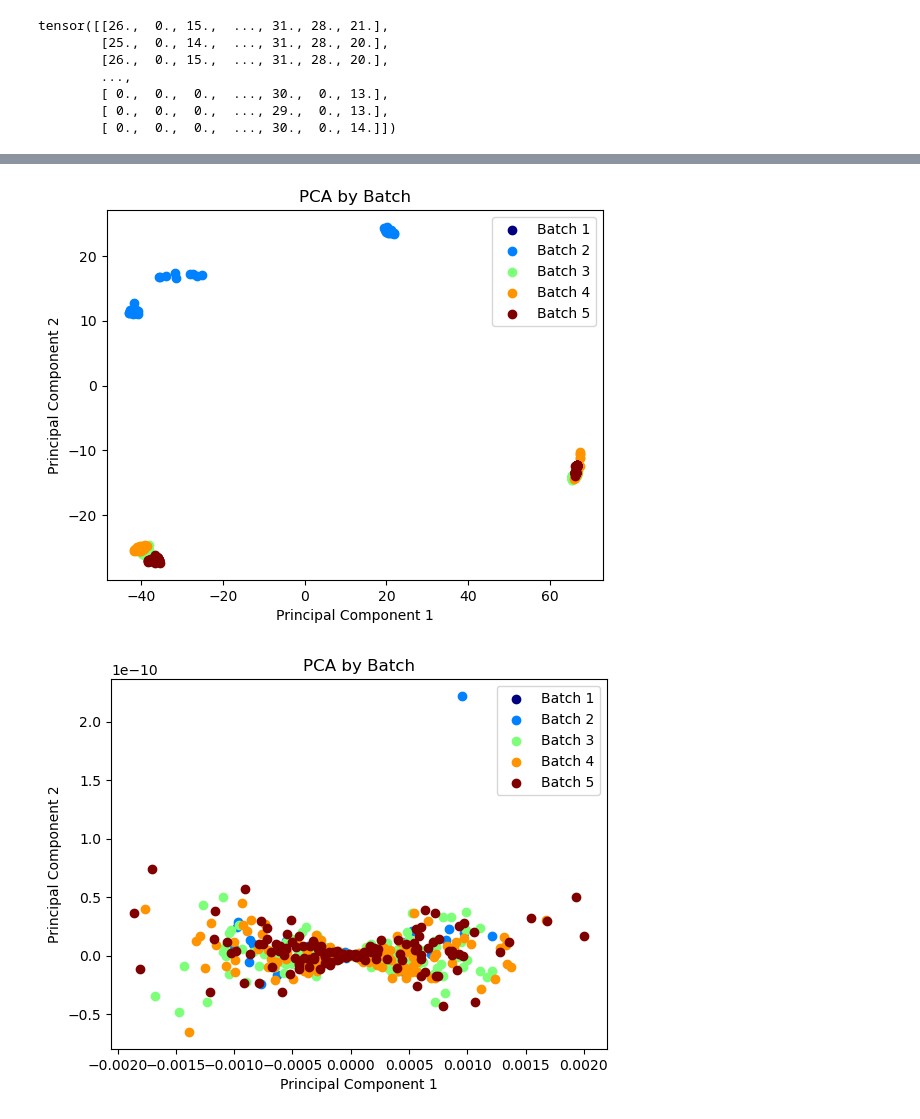
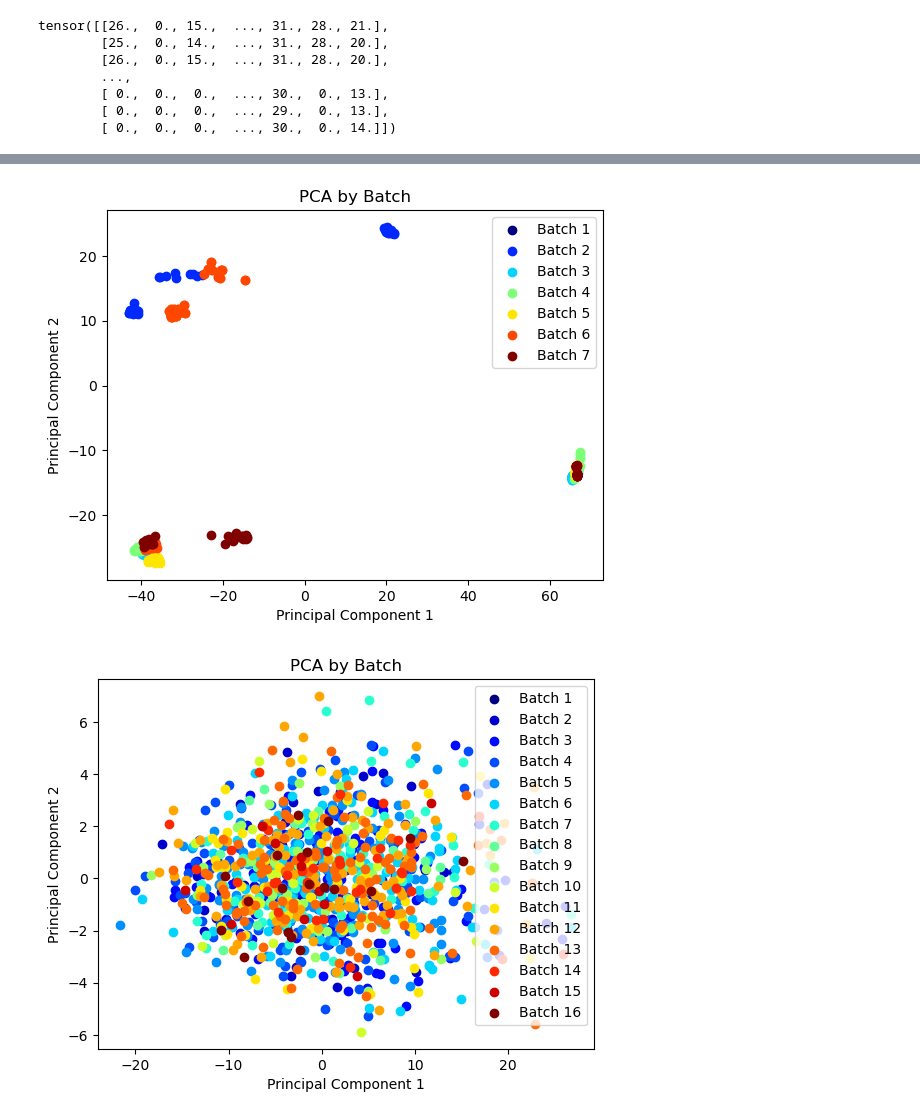
Before and after one commit to sboscenco/Foundations-Data-Science, a Jupyter notebook: simulated_milestone.ipynb, the cells around one changed output, grey strips where cells are left out. Drawn from its saved outputs; the diff is of its cells as text; code cells hidden in the pictures.

```diff
--- a/simulated_milestone.ipynb
+++ b/simulated_milestone.ipynb
@@ -115,22 +77,21 @@ def guide(data):
 def learn():
 
     # Setup the optimizer
-    adam_params = {"lr": 0.001, "betas": (0.90, 0.999)}
+    adam_params = {"lr": 0.01, "betas": (0.90, 0.999)}
     optimizer = Adam(adam_params)
 
     # Setup the inference algorithm
     svi = SVI(model, guide, optimizer, loss=Trace_ELBO())
 
+    #pyro.render_model(model, model_args=(data,), filename="model.png")
     # The training loop
-    num_iterations = 10000
+    num_iterations = 2000
     losses = []  # Store the losses here
 
     for j in range(num_iterations):
         # Calculate the loss and take a gradient step
         loss = svi.step(data)
         losses.append(loss)
-        #if j % 100 == 0:
-        #    print(f"Iteration {j} : loss = {loss}")
         if j % 100 == 0:
             print(f"Iteration {j} : loss = {loss}")
             W_learned = pyro.param("W_scale")
@@ -138,12 +99,12 @@ def learn():
             Beta_learned = pyro.param("Beta_loc")
             print(f"W_learned mean: {W_learned.mean()}, std: {W_learned.std()}")
             print(f"H_learned mean: {H_learned.mean()}, std: {H_learned.std()}")
-            print(f"Beta_learned mean: {Beta_learned.mean()}, std: {Beta_learned.std()}")
+            #print(f"Beta_learned mean: {Beta_learned.mean()}, std: {Beta_learned.std()}")
 
     # After training, you may want to retrieve the learned embeddings and Beta matrix
-    W_learned = pyro.param("W_loc")
-    H_learned = pyro.param("H_loc")
-    Beta_learned = pyro.param("Beta_loc")
+    W_learned = pyro.sample("W_inferred", dist.HalfNormal(pyro.param("W_scale").data).to_event(2))
+    H_learned = pyro.sample("H_inferred", dist.HalfNormal(pyro.param("H_scale").data).to_event(2))
+    Beta_learned = pyro.param("Beta_scale")
 
     plt.plot(losses)
     plt.title('SVI Loss During Training')
@@ -168,4 +121,5 @@ metadata_metabolomics = pd.read_csv("~/Desktop/reznik/metabolomics/metadata.csv"
 metadata_sub = metadata_metabolomics[metadata_metabolomics['Isotope_Label'].isna()]
 metadata_batch = metadata_sub.iloc[:,-1:]
 #batch_labels = metadata_batch.to_numpy()
-batch_labels = np.asarray(metadata_batch).T
+batch_labels = np.asarray(metadata_batch.T)
+num_batches = len(np.unique(batch_labels))
@@ -216,7 +179,7 @@ Beta_learned mean: 1.9420377016067505, std: 1.3431594371795654
 
 # Create a batch label for each sample
 num_samples = data.shape[0]  # Number of samples in the simulated data
-num_batches = 5  # As defined in simulate_data
+num_batches = 7  # As defined in simulate_data
 #batch_labels = np.repeat(range(num_batches), num_samples / num_batches)
 
 # Apply PCA and reduce the data to 2 principal components for visualization
@@ -244,39 +207,39 @@ plt.ylabel('Principal Component 2')
 plt.legend()
 plt.show()
 # %% [output]
-[figure, old version]
+[figure, new version]
 # %%
 new_data = (torch.matmul(W_learned,H_learned))
 
 # Create a batch label for each sample
 num_samples = data.shape[0]  # Number of samples in the simulated data
-num_batches = 5  # As defined in simulate_data
+num_batches = 16  # As defined in simulate_data
 #batch_labels = np.repeat(range(num_batches), num_samples / num_batches)
 
 # Apply PCA and reduce the data to 2 principal components for visualization
 pca = PCA(n_components=2)
 principalComponents = pca.fit_transform(new_data.detach().numpy())
 
 # Create a DataFrame with the principal components and the batch information
 principalDf = pd.DataFrame(data=principalComponents, columns=['PC1', 'PC2'])
 principalDf['Batch'] = batch_labels.T
 
 # Plotting the PCA
 fig, ax = plt.subplots()
 
 # Generate a color map for the number of batches
 colors = plt.cm.jet(np.linspace(0, 1, num_batches))
 
 # Color by batch
 for batch, color in zip(range(num_batches), colors):
     idx = principalDf['Batch'] == batch
     ax.scatter(principalDf.loc[idx, 'PC1'], principalDf.loc[idx, 'PC2'], label=f'Batch {batch+1}', color=color)
 
 plt.title('PCA by Batch')
 plt.xlabel('Principal Component 1')
 plt.ylabel('Principal Component 2')
 plt.legend()
 plt.show()
 # %% [output]
-[figure, old version]
+[figure, new version]
 # %%
```
Also changed, not shown: parts of 29 cells of this notebook.
